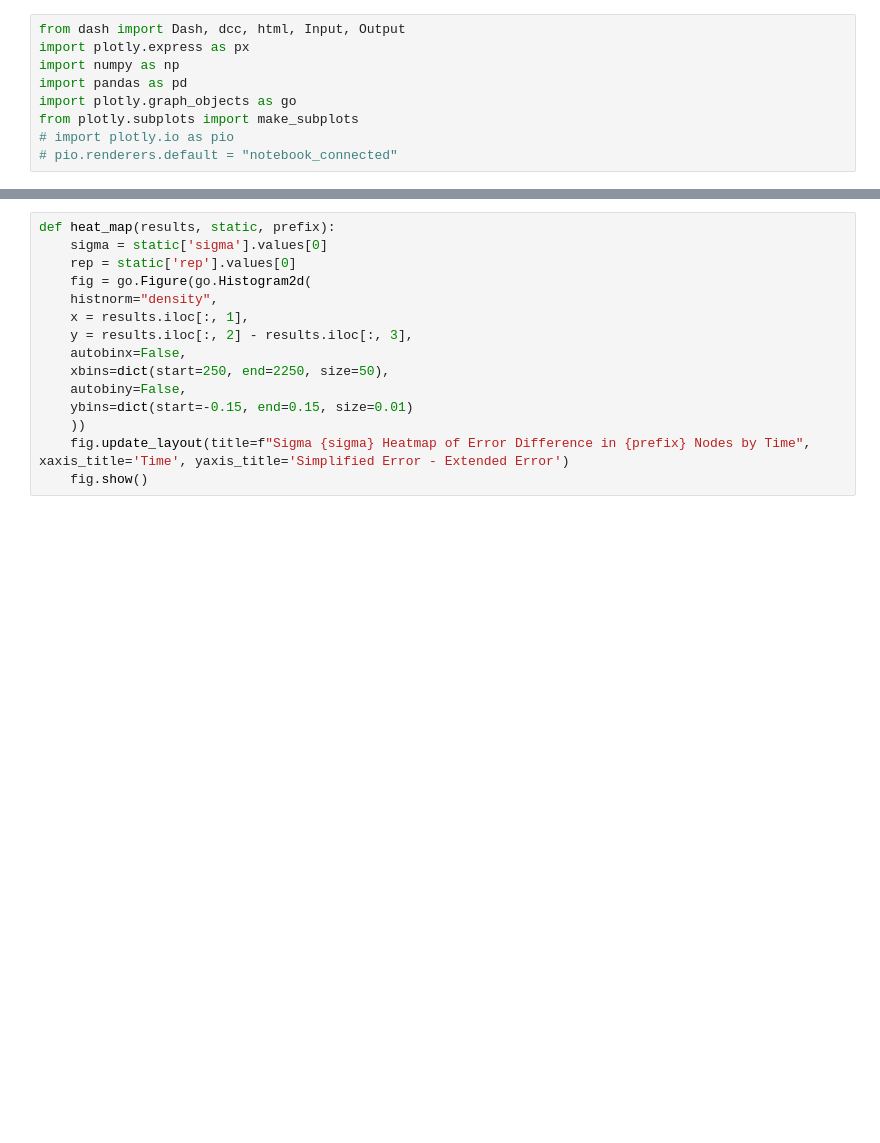
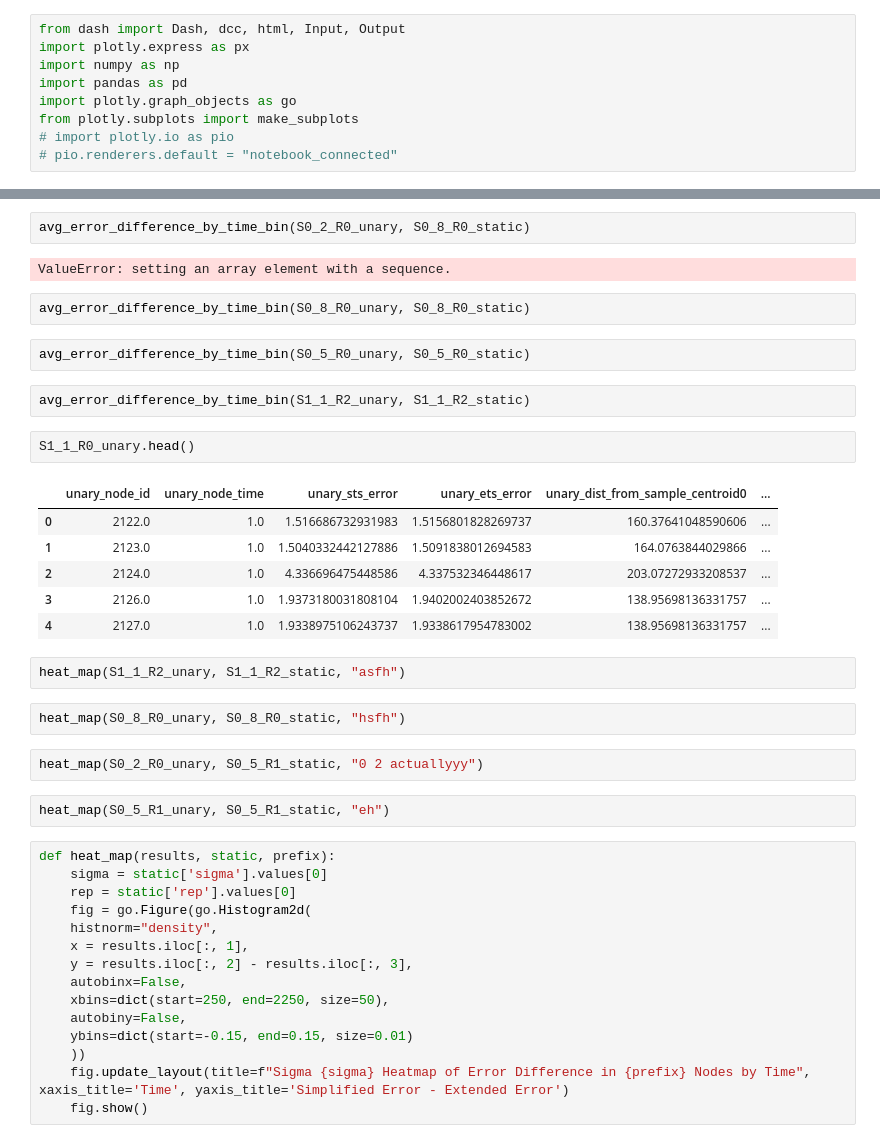
Before and after one commit to gbradburd/extend-gaia, a Jupyter notebook: plotly.ipynb, the cells around one changed output, grey strips where cells are left out. Drawn from its saved outputs; the diff is of its cells as text; blank space fills up the shorter version.

```diff
--- a/plotly.ipynb
+++ b/plotly.ipynb
@@ -103,3 +118,30 @@ S0_2_parent = pd.concat([S0_2_R0_parent, S0_2_R1_parent, S0_2_R2_parent, S0_2_R3
+# %%
+avg_error_difference_by_time_bin(S0_2_R0_unary, S0_8_R0_static)
+# %% [output]
+ValueError: setting an array element with a sequence.
+# %%
+avg_error_difference_by_time_bin(S0_8_R0_unary, S0_8_R0_static)
+# %%
+avg_error_difference_by_time_bin(S0_5_R0_unary, S0_5_R0_static)
+# %%
+avg_error_difference_by_time_bin(S1_1_R2_unary, S1_1_R2_static)
+# %%
+S1_1_R0_unary.head()
+# %% [output]
+|  | unary_node_id | unary_node_time | unary_sts_error | unary_ets_error | unary_dist_from_sample_centroid0 | ... |
+| 0 | 2122.0 | 1.0 | 1.516686732931983 | 1.5156801828269737 | 160.37641048590606 | ... |
+| 1 | 2123.0 | 1.0 | 1.5040332442127886 | 1.5091838012694583 | 164.0763844029866 | ... |
+| 2 | 2124.0 | 1.0 | 4.336696475448586 | 4.337532346448617 | 203.07272933208537 | ... |
+| 3 | 2126.0 | 1.0 | 1.9373180031808104 | 1.9402002403852672 | 138.95698136331757 | ... |
+| 4 | 2127.0 | 1.0 | 1.9338975106243737 | 1.9338617954783002 | 138.95698136331757 | ... |
+# %%
+heat_map(S1_1_R2_unary, S1_1_R2_static, "asfh")
+# %%
+heat_map(S0_8_R0_unary, S0_8_R0_static, "hsfh")
+# %%
+heat_map(S0_2_R0_unary, S0_5_R1_static, "0 2 actuallyyy")
+# %%
+heat_map(S0_5_R1_unary, S0_5_R1_static, "eh")
 # %%
 def heat_map(results, static, prefix):
     sigma = static['sigma'].values[0]
```
Also changed, not shown: parts of 8 cells of this notebook, 2 other files.
